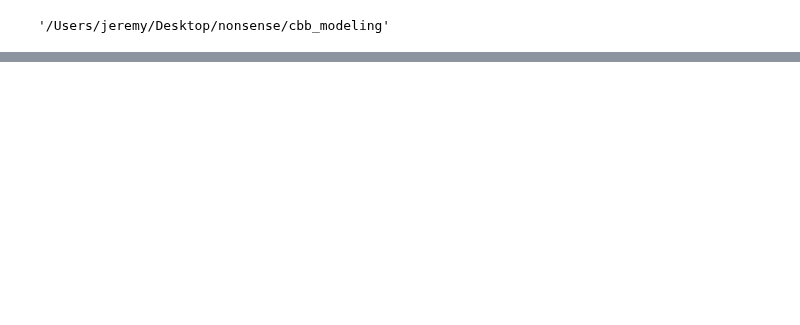
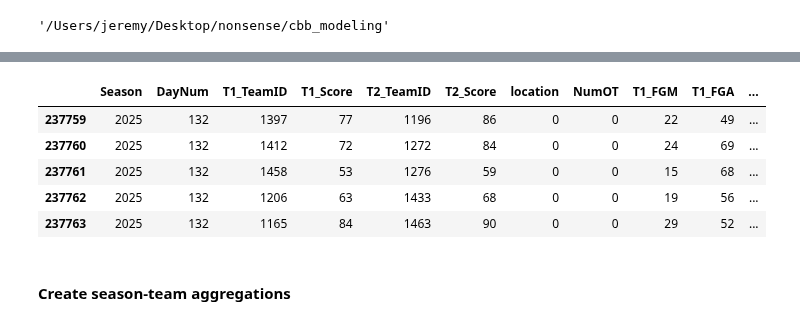
Before and after one commit to jeremypmobley/nonsense, a Jupyter notebook: cbb_modeling/cbb_modeling_2025.ipynb, the cells around one changed output, grey strips where cells are left out. Saved outputs shown, nothing was run; the diff lists cells and outputs as text; code cells hidden in the pictures; blank space fills up the shorter version.

```diff
--- a/cbb_modeling/cbb_modeling_2025.ipynb
+++ b/cbb_modeling/cbb_modeling_2025.ipynb
@@ -94,0 +114,26 @@ train_df = tourney_detailed_results.copy()
+# %%
+# Create possession fields
+regular_data['T1_Poss'] = (regular_data['T1_FGA'] - regular_data['T1_OR'] + regular_data['T1_TO'] + (0.475*regular_data['T1_FTA']) )
+regular_data['T2_Poss'] = (regular_data['T2_FGA'] - regular_data['T2_OR'] + regular_data['T2_TO'] + (0.475*regular_data['T2_FTA']) )
+regular_data['TotPoss'] = regular_data['T1_Poss'] + regular_data['T2_Poss']
+
+# Create PPP fields
+regular_data['T1_PPP'] = (regular_data['T1_Score'] / ((regular_data['T1_Poss'] + regular_data['T2_Poss'])/2) )
+regular_data['T2_PPP'] = (regular_data['T2_Score'] / ((regular_data['T1_Poss'] + regular_data['T2_Poss'])/2) )
+# %%
+# Create off/def rating
+regular_data['T1_OffRtg'] = regular_data.apply(lambda row: 100 * (row.T1_Score / row.TotPoss), axis=1)
+regular_data['T2_OffRtg'] = regular_data.apply(lambda row: 100 * (row.T2_Score / row.TotPoss), axis=1)
+# %%
+regular_data['T1_Win'] = np.where(regular_data['T1_Score']>regular_data['T2_Score'],1,0)
+# %%
+regular_data.tail()
+# %% [output]
+|  | Season | DayNum | T1_TeamID | T1_Score | T2_TeamID | T2_Score | location | NumOT | T1_FGM | T1_FGA | ... |
+| 237759 | 2025 | 132 | 1397 | 77 | 1196 | 86 | 0 | 0 | 22 | 49 | ... |
+| 237760 | 2025 | 132 | 1412 | 72 | 1272 | 84 | 0 | 0 | 24 | 69 | ... |
+| 237761 | 2025 | 132 | 1458 | 53 | 1276 | 59 | 0 | 0 | 15 | 68 | ... |
+| 237762 | 2025 | 132 | 1206 | 63 | 1433 | 68 | 0 | 0 | 19 | 56 | ... |
+| 237763 | 2025 | 132 | 1165 | 84 | 1463 | 90 | 0 | 0 | 29 | 52 | ... |
+# %% [markdown]
+#### Create season-team aggregations
```
Also changed, not shown: parts of 123 cells of this notebook.
